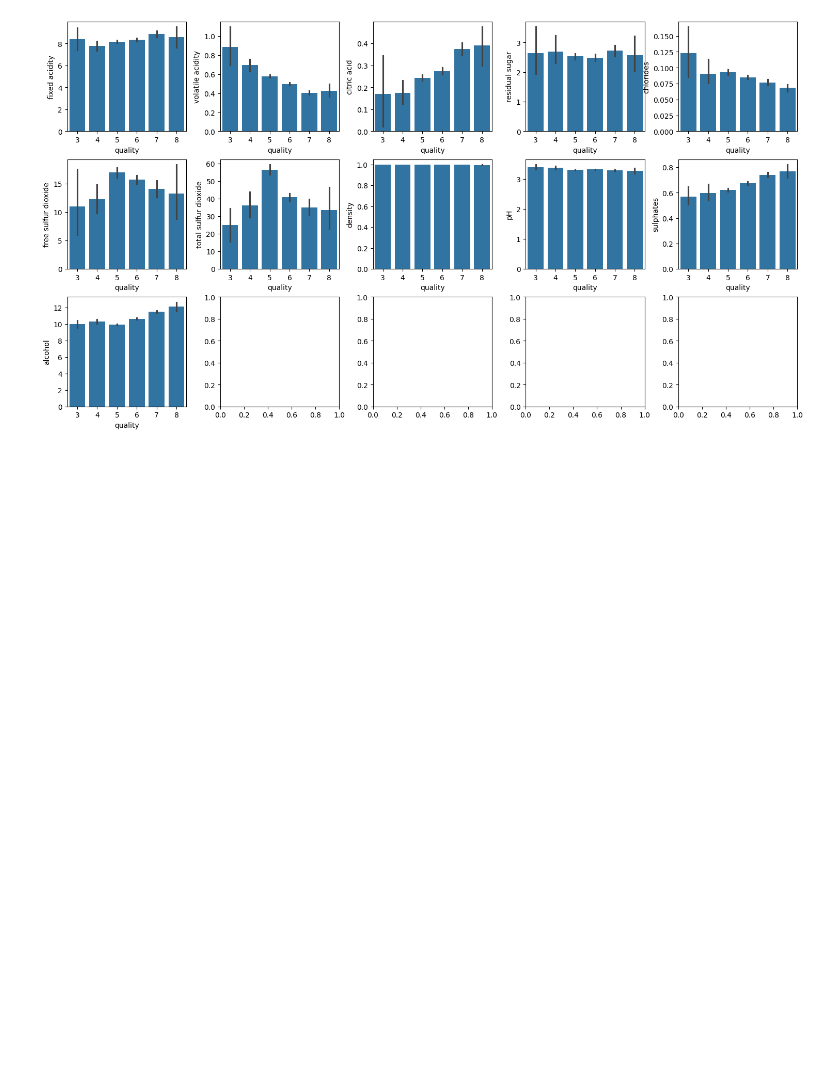
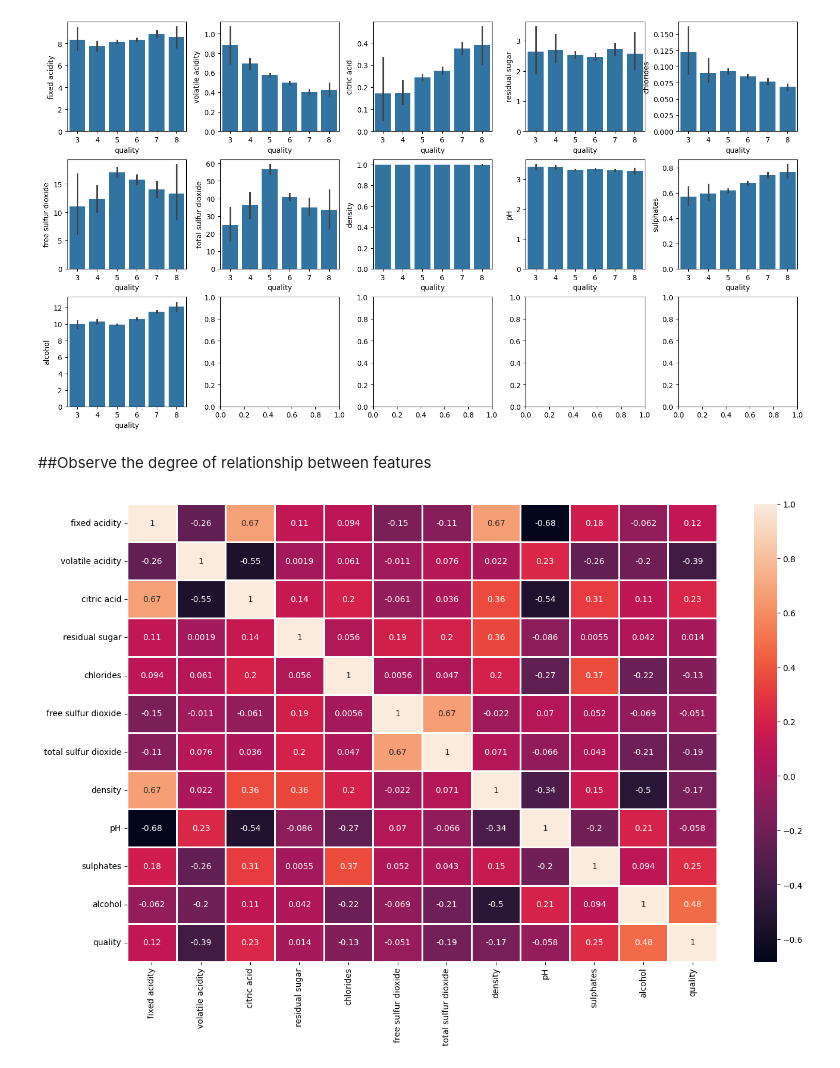
Before and after one commit to cindy12651269/Prediction_of_quality_of_Wine, a Jupyter notebook: Prediction_of_quality_of_Wine.ipynb, the cells around one changed output. Cells and saved outputs as stored; diff of their text form; code cells hidden in the pictures; blank space fills up the shorter version.

```diff
--- a/Prediction_of_quality_of_Wine.ipynb
+++ b/Prediction_of_quality_of_Wine.ipynb
@@ -206,3 +206,14 @@ plt.show()
 #PH shows no distinction in relation to quality.
 # %% [output]
 [figure]
+# %% [markdown]
+##Observe the degree of relationship between features
+# %%
+# Compare the correlation between each feature
+fig, ax = plt.subplots(figsize=(16, 10))
+sns.heatmap(wine.corr(), annot=True, linewidth=1)
+plt.show()
+
+# Identify features with high positive correlation
+# %% [output]
+[figure, added]
```
Also changed, not shown: parts of 18 cells of this notebook.
